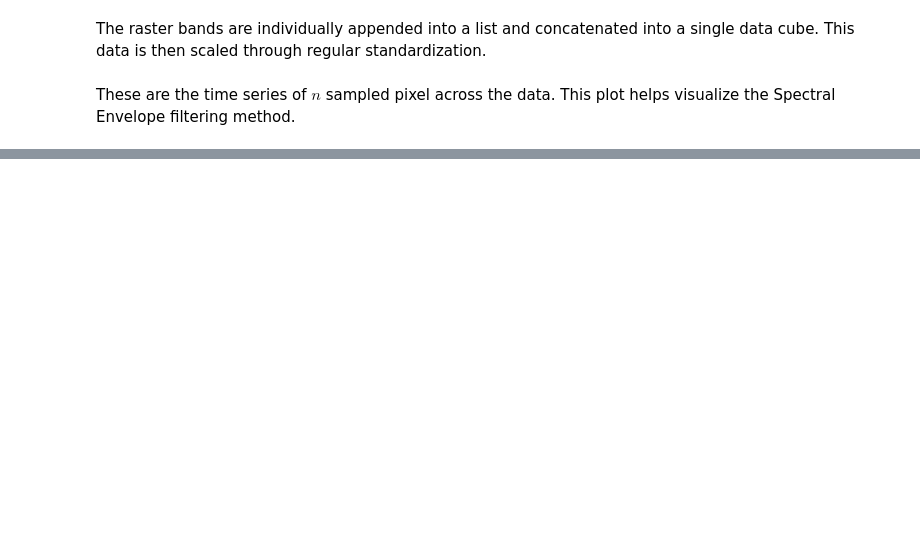
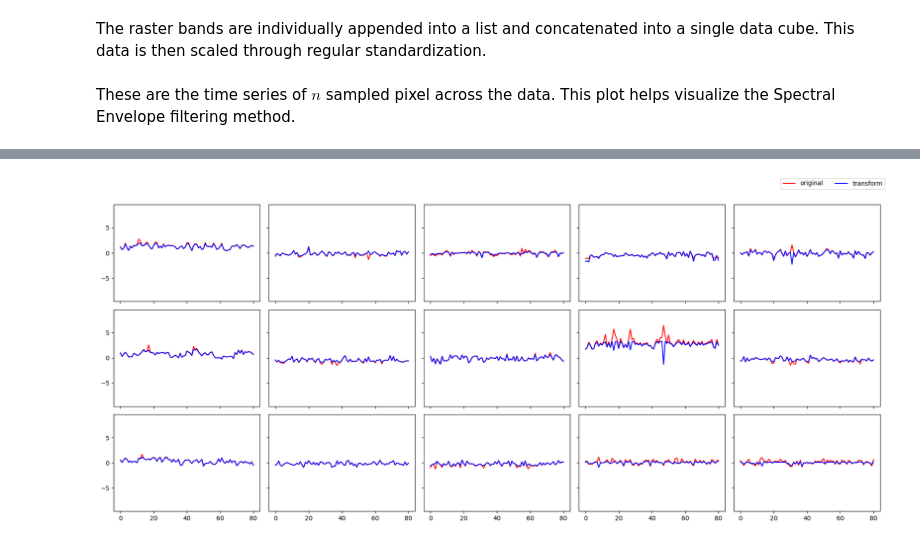
Before and after one commit to jotasaraiva/specs, a Jupyter notebook: tests.ipynb, the cells around one changed output, grey strips where cells are left out. Cells and saved outputs as stored; diff of their text form; code cells hidden in the pictures; blank space fills up the shorter version.

```diff
--- a/tests.ipynb
+++ b/tests.ipynb
@@ -235,0 +352,32 @@ ServerApp.rate_limit_window=3.0 (secs)
+# %%
+mean = np.mean(X)
+std = np.std(X)
+scaled = (X - mean) / std
+# %%
+n_sample = 15
+nlin = scaled.shape[1]
+ncol = scaled.shape[2]
+fig, axs = plt.subplots(3, 5, figsize=(18, 8), sharex=True, sharey=True)
+
+lin = random.sample(range(1, nlin), n_sample)
+col = random.sample(range(1, ncol), n_sample)
+
+for i, j, ax in zip(lin, col, axs.ravel()):
+
+    test = scaled[:, i, j].reshape((-1, 1))
+
+    xdata = np.concatenate((test, np.abs(test)**5), axis=1)
+    envelope = spenv.specenv(xdata)
+
+    b = envelope[envelope[:, 1] == max(envelope[:, 1]), 2:]
+    opt = np.sum(xdata*b, axis=1)
+
+    ax.plot(test, color="r")
+    ax.plot(opt, color='b')
+    ax.set_ylim(-np.max(scaled), np.max(scaled))
+
+fig.tight_layout()
+fig.legend(labels=['original', 'transform'], ncol=2, loc='upper right')
+fig.subplots_adjust(top=0.92)
+# %% [output]
+[figure, added]
```
Also changed, not shown: parts of 41 cells of this notebook, 5 other files.
